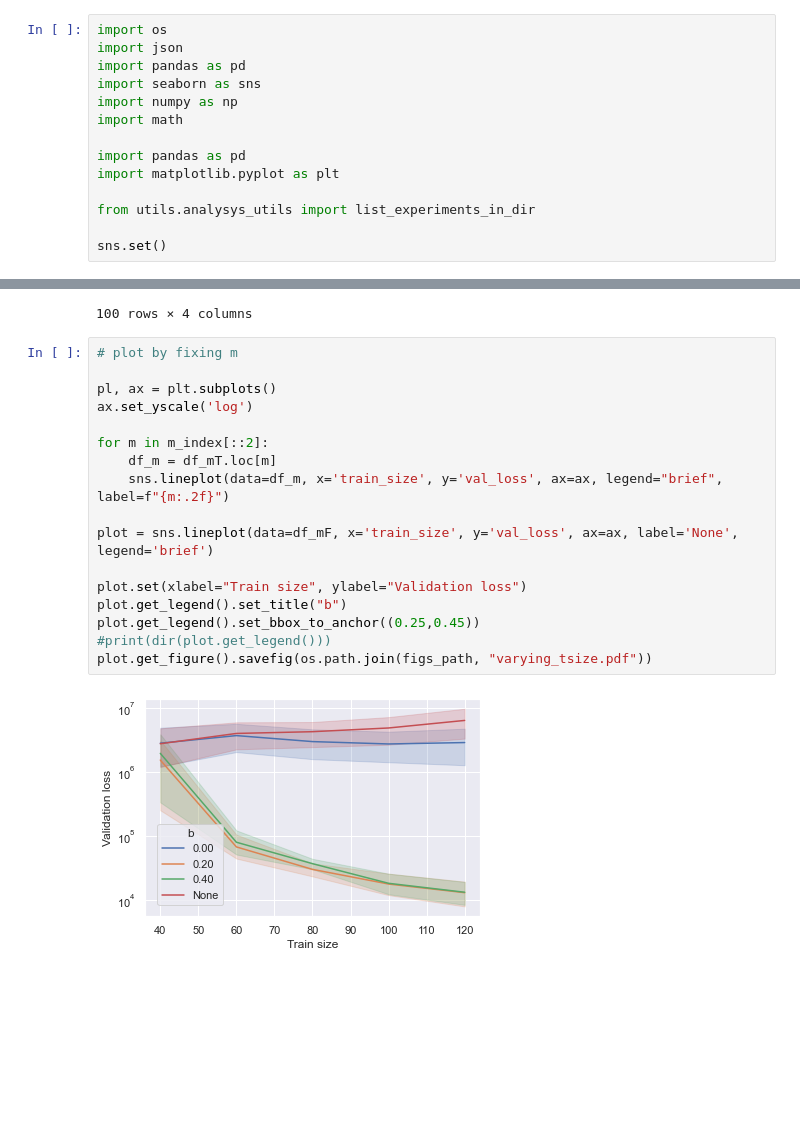
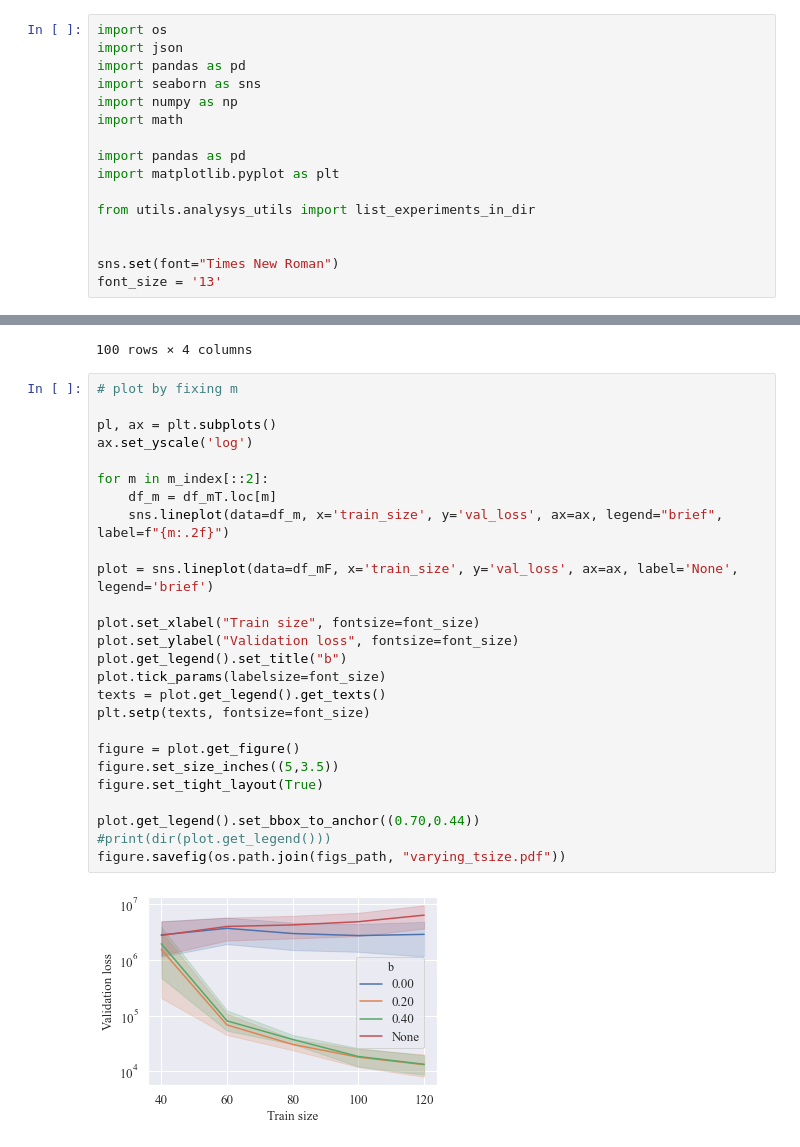
Before and after one commit to sailab-code/learning-sidarthe, a Jupyter notebook: analyze_momentum_train_size_experiments.ipynb, the cells around one changed output, grey strips where cells are left out. Cells and saved outputs as stored; diff of their text form; blank space fills up the shorter version.

```diff
--- a/analyze_momentum_train_size_experiments.ipynb
+++ b/analyze_momentum_train_size_experiments.ipynb
@@ -11,7 +11,9 @@ import matplotlib.pyplot as plt
 
 from utils.analysys_utils import list_experiments_in_dir
 
-sns.set()
+
+sns.set(font="Times New Roman")
+font_size = '13'
 # %%
 experiments_path = os.path.join(os.getcwd(), "runs", "momentum_train_size_exps", "sidarthe_extended", "Italy")
 figs_path = os.path.join(experiments_path, "figs")
@@ -90,19 +92,28 @@ df_mF
 # %%
 # plot by fixing m
 
 pl, ax = plt.subplots()
 ax.set_yscale('log')
 
 for m in m_index[::2]:
     df_m = df_mT.loc[m]
     sns.lineplot(data=df_m, x='train_size', y='val_loss', ax=ax, legend="brief", label=f"{m:.2f}")
 
 plot = sns.lineplot(data=df_mF, x='train_size', y='val_loss', ax=ax, label='None', legend='brief')
 
-plot.set(xlabel="Train size", ylabel="Validation loss")
+plot.set_xlabel("Train size", fontsize=font_size)
+plot.set_ylabel("Validation loss", fontsize=font_size)
 plot.get_legend().set_title("b")
-plot.get_legend().set_bbox_to_anchor((0.25,0.45))
+plot.tick_params(labelsize=font_size)
+texts = plot.get_legend().get_texts()
+plt.setp(texts, fontsize=font_size)
+
+figure = plot.get_figure()
+figure.set_size_inches((5,3.5))
+figure.set_tight_layout(True)
+
+plot.get_legend().set_bbox_to_anchor((0.70,0.44))
 #print(dir(plot.get_legend()))
-plot.get_figure().savefig(os.path.join(figs_path, "varying_tsize.pdf"))
+figure.savefig(os.path.join(figs_path, "varying_tsize.pdf"))
 # %% [output]
-[figure, old version]
+[figure, new version]
```
Also changed, not shown: 2 other files.
